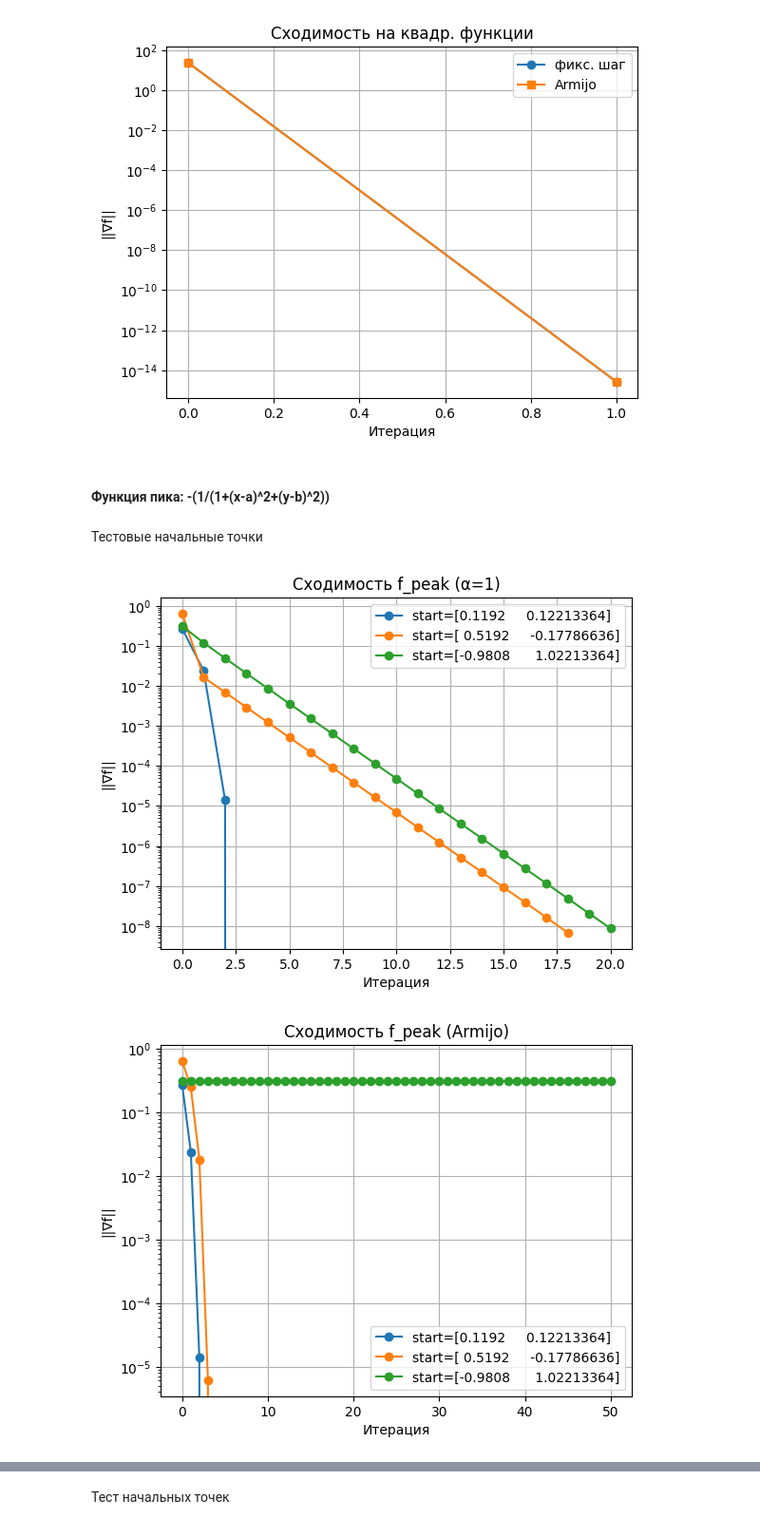
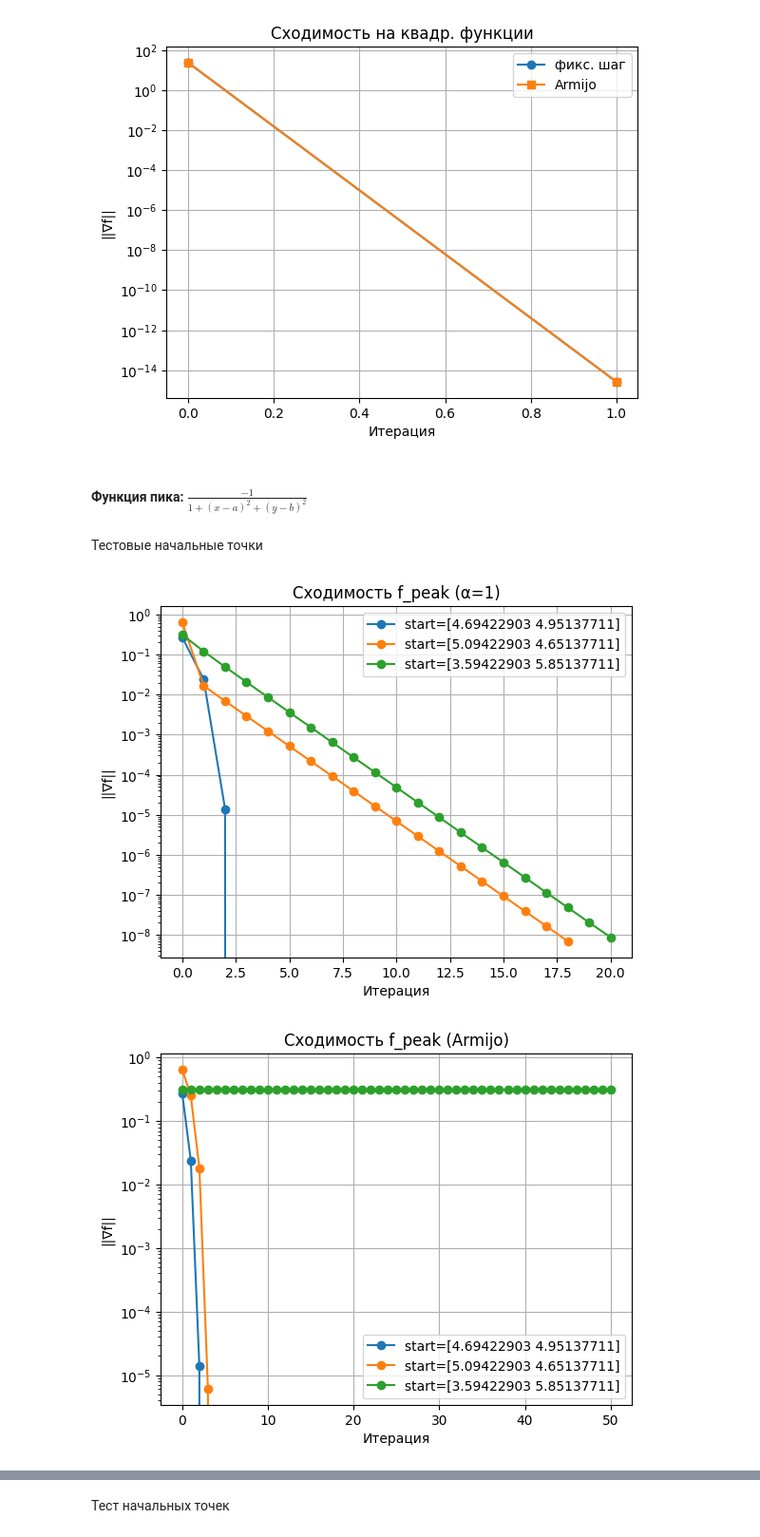
Before and after one commit to n-sukhov/OptMeth, a Jupyter notebook: Lab2/lab_2_MO.ipynb, the cells around one changed output, grey strips where cells are left out. Shown at 95% size. Saved outputs shown, nothing was run; the diff lists cells and outputs as text; code cells hidden in the pictures.

```diff
--- a/Lab2/lab_2_MO.ipynb
+++ b/Lab2/lab_2_MO.ipynb
@@ -57,15 +57,13 @@ def hess_f2(x):
 # %% [markdown]
 (c) Композиция экспоненты, логарифма, арктангенса, возведения в степень
 # %%
-def f3(x):
-    return np.exp(x[0])*np.log(x[1]) + np.arctan(x[0]**x[1]) - x[0]**x[1]
+f3 = lambda x: np.exp(x[0])*np.log(x[1]) + np.arctan(x[0]**x[1]) - x[0]**x[1]
 def grad_f3(x):
     x0,x1 = x
     df_dx = np.exp(x0)*np.log(x1) + x1*x0**(x1-1)/(1+x0**(2*x1)) - x1*x0**(x1-1)
     df_dy = np.exp(x0)/x1 + x0**x1*np.log(x0)/(1+x0**(2*x1)) - x0**x1*np.log(x0)
     return np.array([df_dx, df_dy])
-def hess_f3(x):
-    return numerical_hessian(f3, x)
+hess_f3 = lambda x: numerical_hessian(f3, x)
 # %%
 points = {
     'f1': (f1, grad_f1, hess_f1, np.array([0.5])),
@@ -104,7 +102,6 @@ for name, (f, g_true, H_true, x0) in points.items():
 #### Время вычисления градиента и гессиана при росте размерности
 # %%
 def make_lin_function(n):
-    """Функция f(x)=sum_i (i+1)*x_i"""
     def f(x): return np.dot(np.arange(1,n+1), x)
     return f
 # %%
@@ -140,7 +137,7 @@ plt.show()
 # %% [markdown]
 #### Реализация метода Ньютона (фиксированный α и адаптивный по Армихо–Вульфу)
 # %%
-def newton_fixed(f, grad, hess, x0, tol=1e-8, maxiter=50):
+def newton(f, grad, hess, x0, tol=1e-8, maxiter=50):
     x = x0.astype(float).copy()
     traj=[x.copy()]
     norms=[np.linalg.norm(grad(x))]
@@ -198,10 +195,9 @@ plt.show()
 # %% [output]
 [figure]
 # %% [markdown]
-#### Функция пика: -(1/(1+(x-a)^2+(y-b)^2))
+#### Функция пика: $\frac{-1}{1+(x-a)^2+(y-b)^2}$
 # %%
-# Пример значений ISU членов команды (заменить реальными)
-team_ISU = np.array([1000, 2000, 3000, 4000])
+team_ISU = np.array([368876, 368225, 470110, 867495])
 a = hmean(team_ISU)/1e5
 b = gmean(team_ISU)/1e5
 # %%
@@ -213,18 +209,18 @@ def hess_peak(x): return numerical_hessian(f_peak, x)
 Тестовые начальные точки
 # %%
 inits = [np.array([a+0.1, b+0.1]), np.array([a+0.5, b-0.2]), np.array([a-1.0, b+1.0])]
-for alpha_name, method in [('α=1', newton_fixed), ('Armijo', newton_armijo)]:
+for alpha_name, method in [('α=1', newton), ('Armijo', newton_armijo)]:
     plt.figure()
     for x0 in inits:
         traj, norms = method(f_peak, grad_peak, hess_peak, x0)
         plt.semilogy(norms, marker='o', label=f'start={x0}')
     plt.xlabel('Итерация')
     plt.ylabel('||∇f||')
     plt.title(f'Сходимость f_peak ({alpha_name})')
     plt.legend()
     plt.grid(True)
     plt.show()
 # %% [output]
-[figure, old version]
+[figure, new version]
-[figure, old version]
+[figure, new version]
 # %% [markdown]
```
Also changed, not shown: parts of 7 cells of this notebook.
